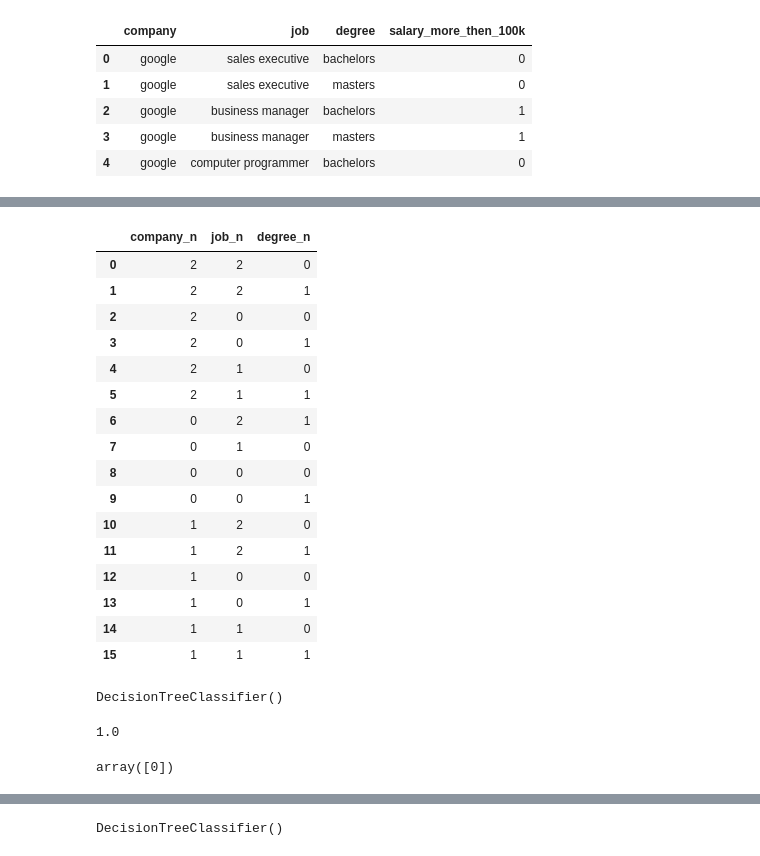
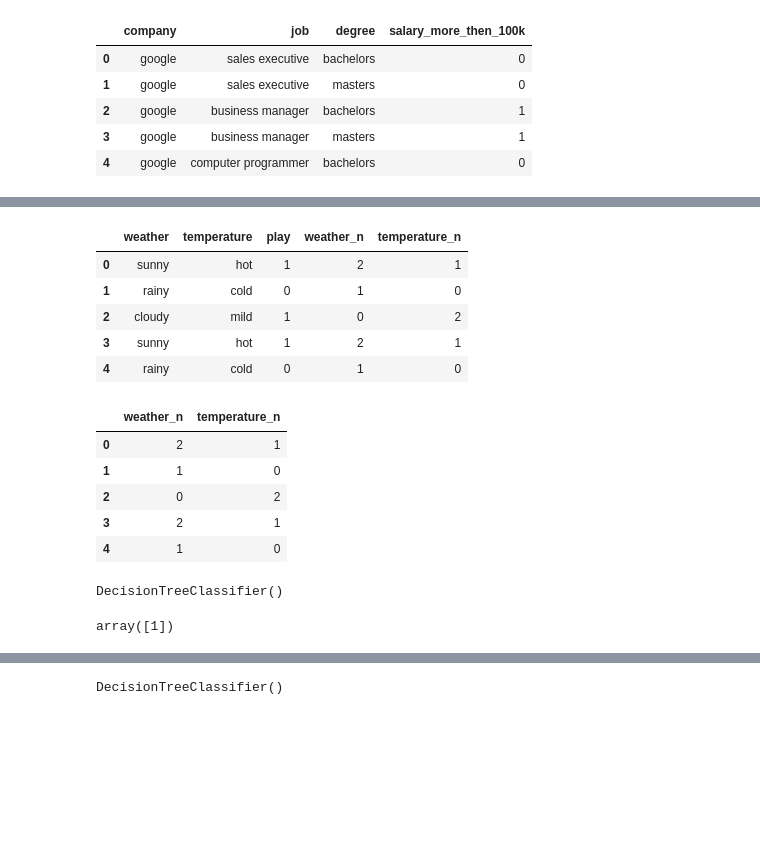
Before and after one commit to ngzhiwei517/Machine_Learning_Self-Learn, a Jupyter notebook: Decision_Tree.ipynb, the cells around one changed output, grey strips where cells are left out. Saved outputs shown, nothing was run; the diff lists cells and outputs as text; code cells hidden in the pictures; blank space fills up the shorter version.

```diff
--- a/Decision_Tree.ipynb
+++ b/Decision_Tree.ipynb
@@ -23 +176,11 @@ target=df['salary_more_then_100k']
+# %%
+import pandas as pd
+from sklearn.tree import DecisionTreeClassifier
+from sklearn.preprocessing import LabelEncoder
+
+df = pd.DataFrame({
+    'weather': ['sunny', 'rainy', 'cloudy', 'sunny', 'rainy'],
+    'temperature': ['hot', 'cold', 'mild', 'hot', 'cold'],
+    'play': [1, 0, 1, 1, 0]
+})
 # %%
@@ -71,21 +187,0 @@ input['degree_n']=le_degree.fit_transform(input['degree'])
-# %%
-input_n=input.drop(['company','job','degree'],axis='columns')
-input_n
-# %% [output]
-|  | company_n | job_n | degree_n |
-| 0 | 2 | 2 | 0 |
-| 1 | 2 | 2 | 1 |
-| 2 | 2 | 0 | 0 |
-| 3 | 2 | 0 | 1 |
-| 4 | 2 | 1 | 0 |
-| 5 | 2 | 1 | 1 |
-| 6 | 0 | 2 | 1 |
-| 7 | 0 | 1 | 0 |
-| 8 | 0 | 0 | 0 |
-| 9 | 0 | 0 | 1 |
-| 10 | 1 | 2 | 0 |
-| 11 | 1 | 2 | 1 |
-| 12 | 1 | 0 | 0 |
-| 13 | 1 | 0 | 1 |
-| 14 | 1 | 1 | 0 |
-| 15 | 1 | 1 | 1 |
@@ -95 +188,24 @@ model = tree.DecisionTreeClassifier()
+# %%
+le_weather=LabelEncoder()
+le_temperature=LabelEncoder()
+df['weather_n']=le_weather.fit_transform(df['weather'])
+df['temperature_n']=le_temperature.fit_transform(df['temperature'])
+df
+# %% [output]
+|  | weather | temperature | play | weather_n | temperature_n |
+| 0 | sunny | hot | 1 | 2 | 1 |
+| 1 | rainy | cold | 0 | 1 | 0 |
+| 2 | cloudy | mild | 1 | 0 | 2 |
+| 3 | sunny | hot | 1 | 2 | 1 |
+| 4 | rainy | cold | 0 | 1 | 0 |
+# %%
+input=df.drop(['weather','temperature','play'],axis=1)
+input
+# %% [output]
+|  | weather_n | temperature_n |
+| 0 | 2 | 1 |
+| 1 | 1 | 0 |
+| 2 | 0 | 2 |
+| 3 | 2 | 1 |
+| 4 | 1 | 0 |
 # %%
@@ -97,10 +214,6 @@ model.fit(input_n,target)
 # %% [output]
 DecisionTreeClassifier()
-# %%
-model.score(input_n,target)
-# %% [output]
-1.0
 # %%
-model.predict([[2,2,1]])
+model.predict([[0,2]])
 # %% [output]
-array([0])
+array([1])
```
Also changed, not shown: parts of 50 cells of this notebook.
